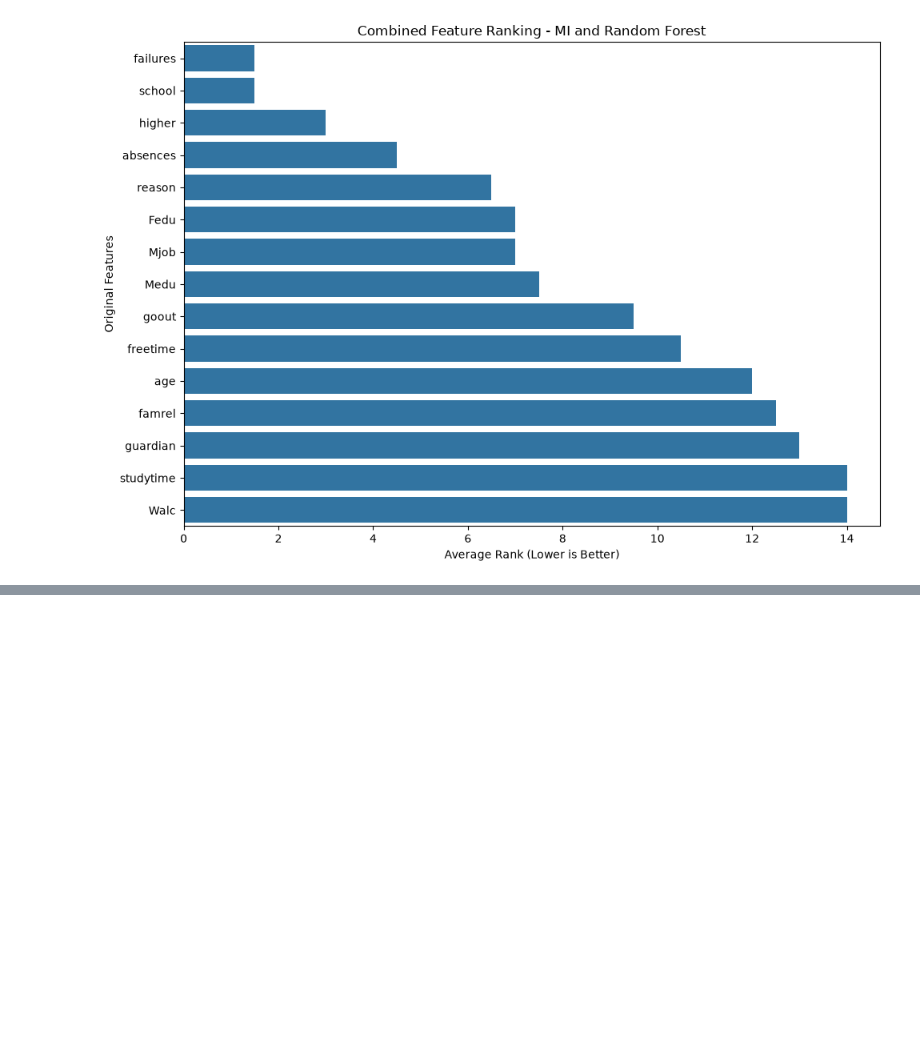
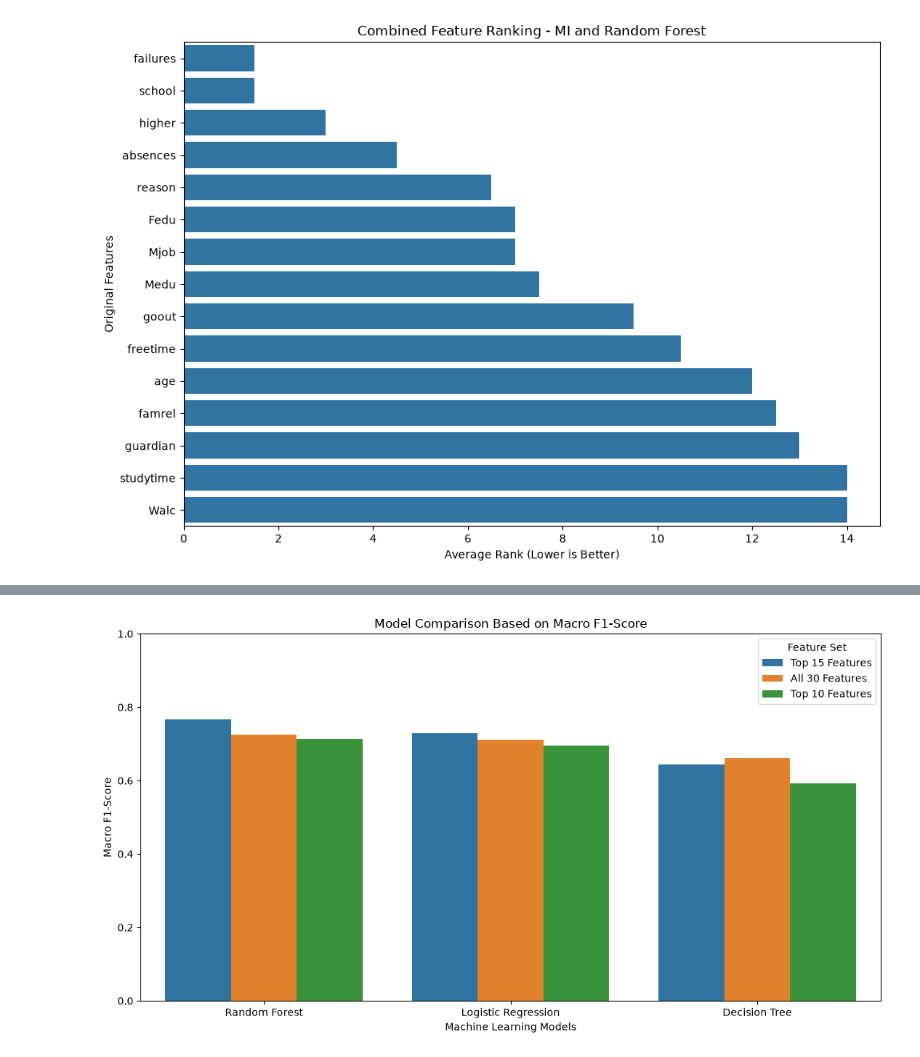
Before and after one commit to SachinKrSingh-138/Academic_Project, a Jupyter notebook: notebooks/analysis.ipynb, the cells around one changed output, grey strips where cells are left out. Saved outputs shown, nothing was run; the diff lists cells and outputs as text; code cells hidden in the pictures; blank space fills up the shorter version.

Commit message:
Visual Comparison of Model Performance

```diff
--- a/notebooks/analysis.ipynb
+++ b/notebooks/analysis.ipynb
@@ -691,0 +841,11 @@ plt.show()
+# %%
+# Store the three training feature sets for model comparison
+feature_sets = {
+    "All 30 Features": X_train_encoded_df,
+    "Top 10 Features": X_train_top10,
+    "Top 15 Features": X_train_top15
+}
+
+# Display the dimensions of each training dataset
+for name, data in feature_sets.items():
+    print(f"{name}: {data.shape}")
@@ -691,0 +947,22 @@ plt.show()
+# %%
+# Create a grouped bar chart to compare macro F1-scores
+
+plt.figure(figsize=(11, 6))
+
+sns.barplot(
+    data=cv_results_df,
+    x="Model",
+    y="F1_Score",
+    hue="Feature_Set"
+)
+
+plt.title("Model Comparison Based on Macro F1-Score")
+plt.xlabel("Machine Learning Models")
+plt.ylabel("Macro F1-Score")
+plt.ylim(0, 1)
+
+plt.legend(title="Feature Set")
+plt.tight_layout()
+plt.show()
+# %% [output]
+[figure, added]
```
Also changed, not shown: parts of 11 cells of this notebook.
